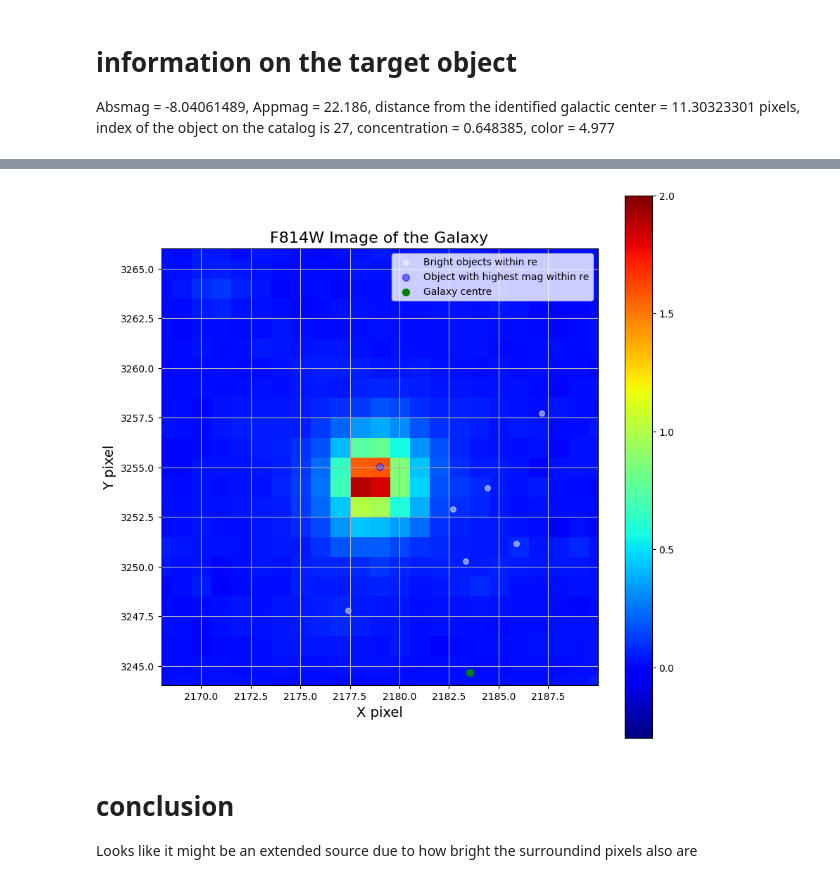
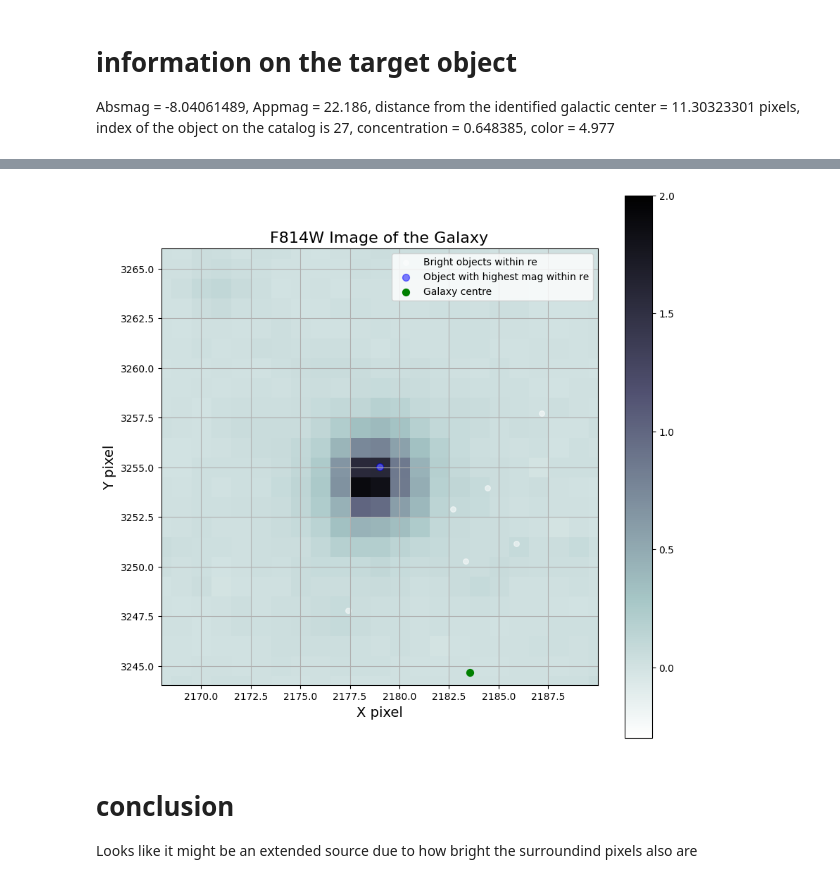
Before and after one commit to Ananth1-9/Research_work, a Jupyter notebook: Real_code/NSCID0.ipynb, the cells around one changed output, grey strips where cells are left out. Saved outputs shown, nothing was run; the diff lists cells and outputs as text; code cells hidden in the pictures.

```diff
--- a/Real_code/NSCID0.ipynb
+++ b/Real_code/NSCID0.ipynb
@@ -390,21 +390,21 @@ plt.show()
 # %%
 # Zooming in even more
 fig0 = plt.figure(figsize=(10,10))
-plt.imshow(F814W0, origin='lower', cmap='jet', vmin = -0.3, vmax = 2)
+plt.imshow(F814W0, origin='lower', cmap='bone_r', vmin = -0.3, vmax = 2)
 plt.colorbar()
 plt.scatter(xcgal0[distgal0 <= re_pixels0], ycgal0[distgal0 <= re_pixels0], color='white', s=30, alpha = 0.5, label='Bright objects within re')
 plt.scatter(xcgal0[27,], ycgal0[27,], color='blue', s=50, alpha = 0.5, label='Object with highest mag within re')
 plt.scatter(galcenx0, galceny0, color='green', s=50, alpha = 1, label='Galaxy centre')
 plt.title('F814W Image of the Galaxy', fontsize=16)
 plt.xlabel('X pixel', fontsize=14)
 plt.ylabel('Y pixel', fontsize=14)
 plt.xlim(xcgal0[27]-11, xcgal0[27]+11)
 plt.ylim(ycgal0[27]-11, ycgal0[27]+11)
 plt.legend()
 plt.grid()
 plt.show()
 # %% [output]
-[figure, old version]
+[figure, new version]
 # %% [markdown]
 # conclusion
 Looks like it might be an extended source due to how bright the surroundind pixels also are
```
Also changed, not shown: parts of 5 cells of this notebook.
